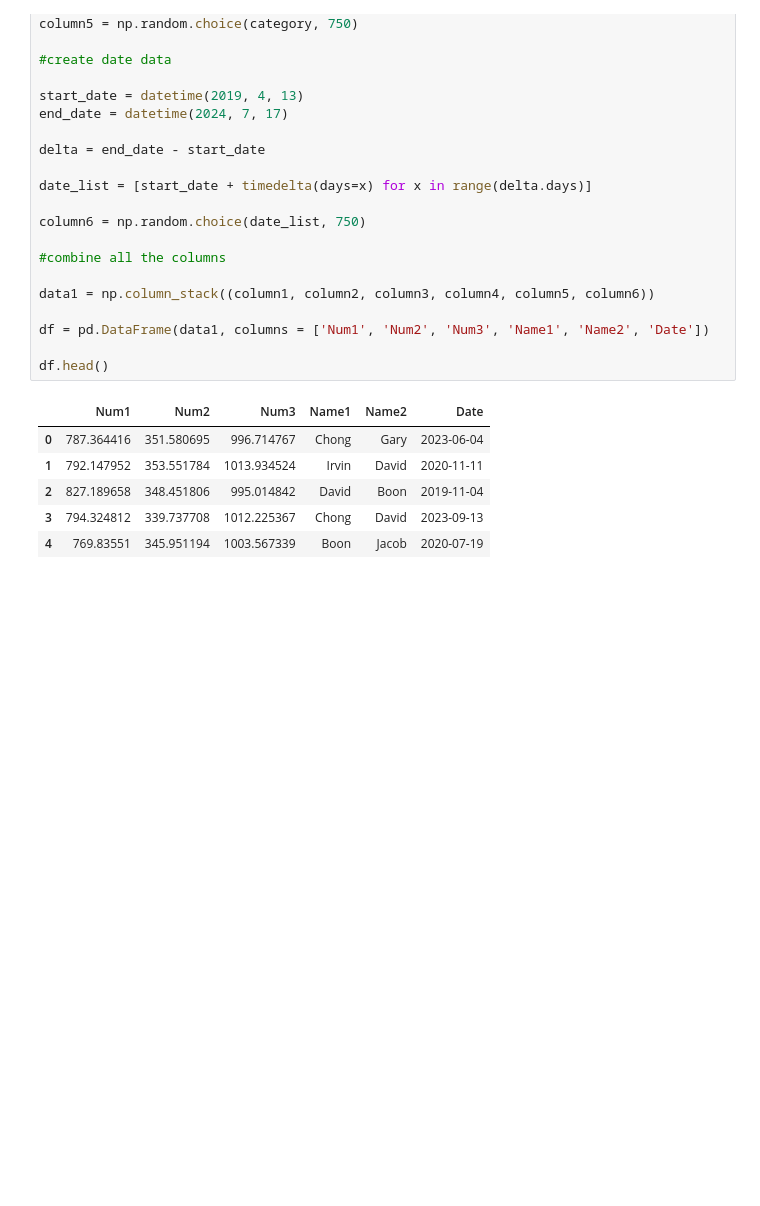
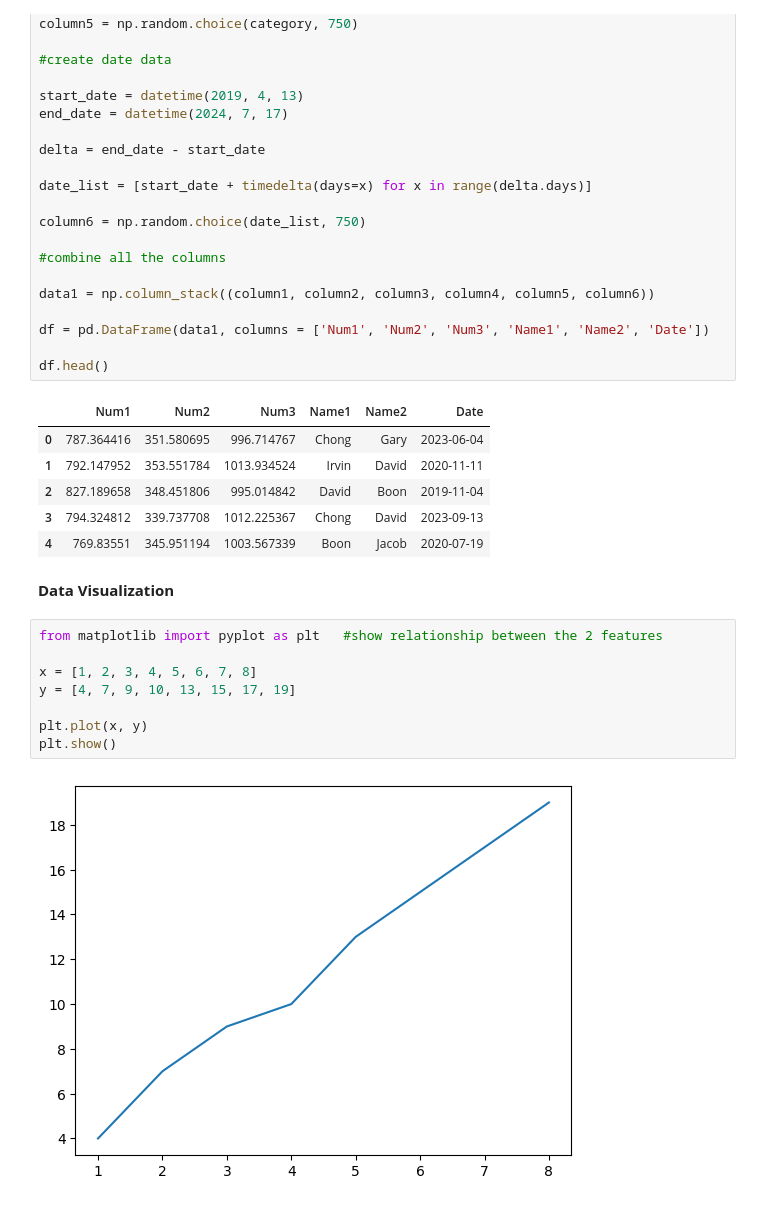
Before and after one commit to Syasyaayub/Phyton, a Jupyter notebook: Python_first_class_July2024.ipynb, the cells around one changed output. Drawn from its saved outputs; the diff is of its cells as text; blank space fills up the shorter version.

```diff
--- a/Python_first_class_July2024.ipynb
+++ b/Python_first_class_July2024.ipynb
@@ -2507,3 +2507,15 @@ df.head()
 | 2 | 827.189658 | 348.451806 | 995.014842 | David | Boon | 2019-11-04 |
 | 3 | 794.324812 | 339.737708 | 1012.225367 | Chong | David | 2023-09-13 |
 | 4 | 769.83551 | 345.951194 | 1003.567339 | Boon | Jacob | 2020-07-19 |
+# %% [markdown]
+**Data Visualization**
+# %%
+from matplotlib import pyplot as plt   #show relationship between the 2 features
+
+x = [1, 2, 3, 4, 5, 6, 7, 8]
+y = [4, 7, 9, 10, 13, 15, 17, 19]
+
+plt.plot(x, y)
+plt.show()
+# %% [output]
+[figure, added]
```
Also changed, not shown: parts of 22 cells of this notebook.
